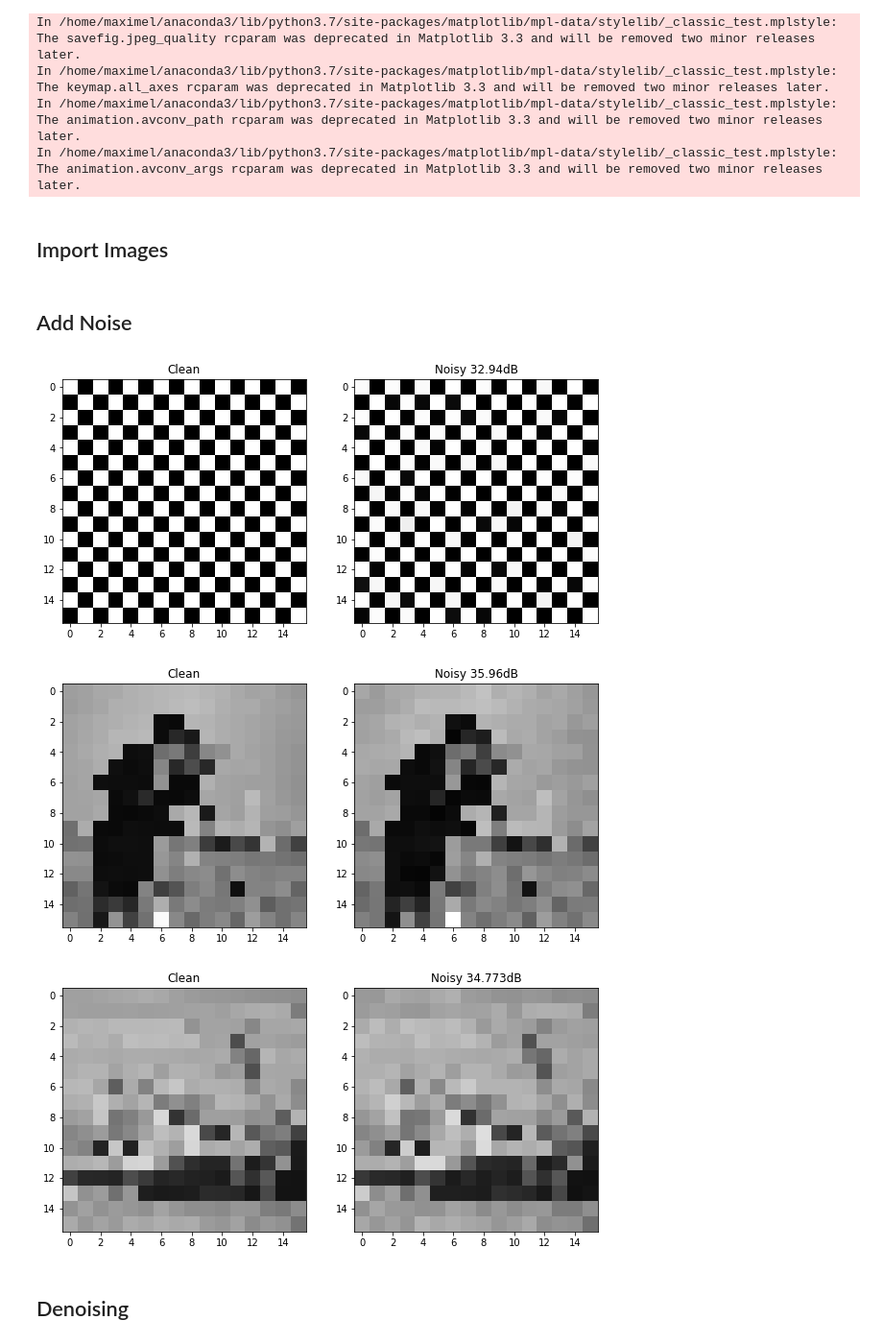
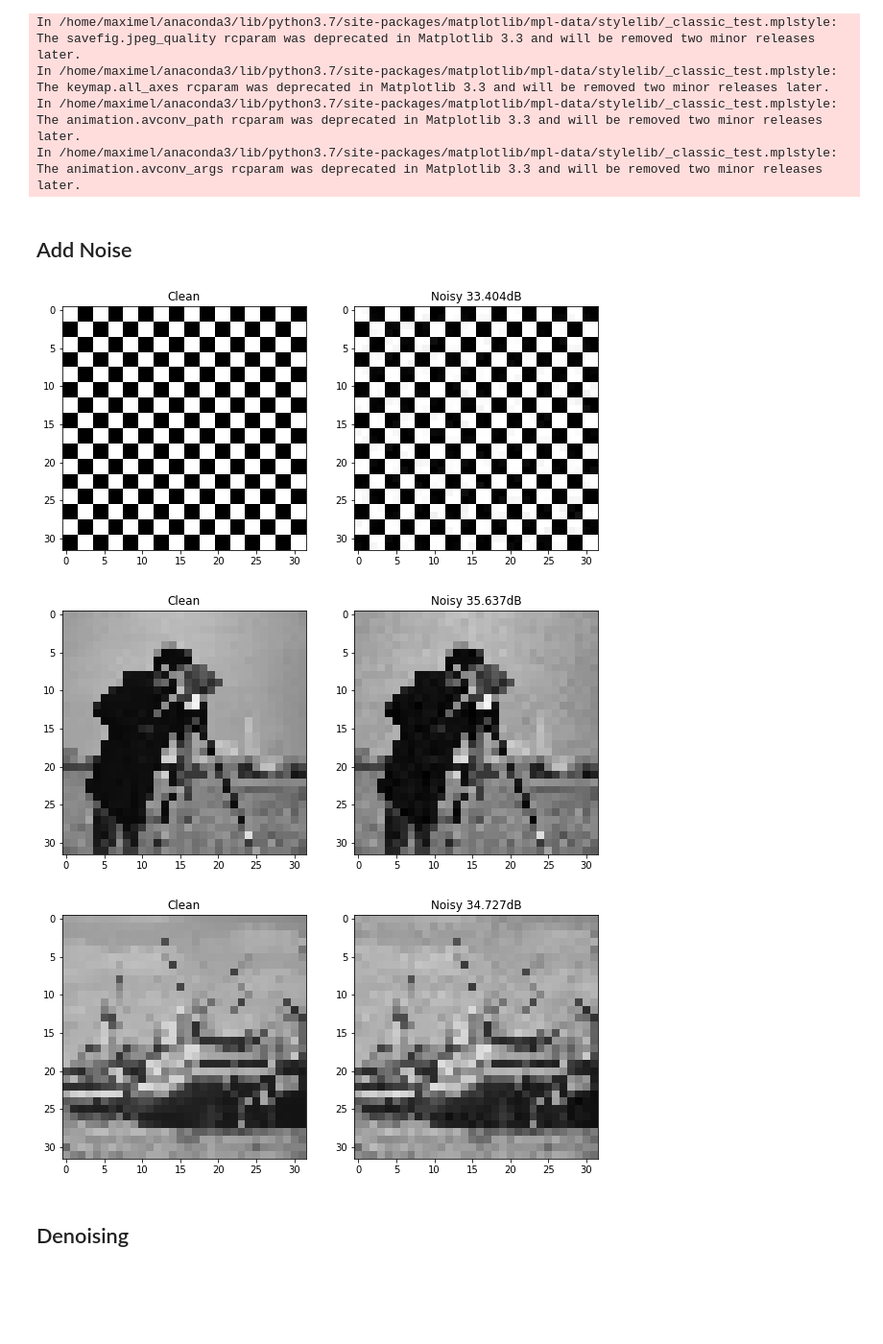
Before and after one commit to mlanvin/BM3Ddenoising, a Jupyter notebook: BM3D_test.ipynb, the cells around one changed output. Shown at 96% size. Drawn from its saved outputs; the diff is of its cells as text; code cells hidden in the pictures; blank space fills up the shorter version.

```diff
--- a/BM3D_test.ipynb
+++ b/BM3D_test.ipynb
@@ -28,5 +28,3 @@ In /home/maximel/anaconda3/lib/python3.7/site-packages/matplotlib/mpl-data/style
 The animation.avconv_path rcparam was deprecated in Matplotlib 3.3 and will be removed two minor releases later.
 In /home/maximel/anaconda3/lib/python3.7/site-packages/matplotlib/mpl-data/stylelib/_classic_test.mplstyle:
 The animation.avconv_args rcparam was deprecated in Matplotlib 3.3 and will be removed two minor releases later.
-# %% [markdown]
-## Import Images
@@ -48,26 +32,26 @@ The animation.avconv_args rcparam was deprecated in Matplotlib 3.3 and will be r
 ## Add Noise
 # %%
 ## Import images
-images, N = import_images(size=16)
+images, N = import_images(size=32)
 noisy_images = images.copy()
 sigmas = []
 
 for i in range(N):
     clean = images[i]
     ## Noise generation
     sigma = get_sigma_from_SNR(30, images[i])
     sigmas.append(sigma)
     noisy = ajout_bruit(clean, sigma=sigma)
     noisy_images[i] = noisy
     psnr_noisy = psnr(noisy, clean, data_range=255)
 
     ## Display
     fig, (ax1, ax2) = plt.subplots(1, 2, figsize=(10,6))
     plot_imbw(clean, ax1, title="Clean"), plot_imbw(noisy, ax2, title="Noisy " +str(round(psnr_noisy,3))+"dB")
     plt.show()
 # %% [output]
-[figure, old version]
+[figure, new version]
-[figure, old version]
+[figure, new version]
-[figure, old version]
+[figure, new version]
 # %% [markdown]
 ## Denoising
```
Also changed, not shown: parts of 4 cells of this notebook, 1 other file.
